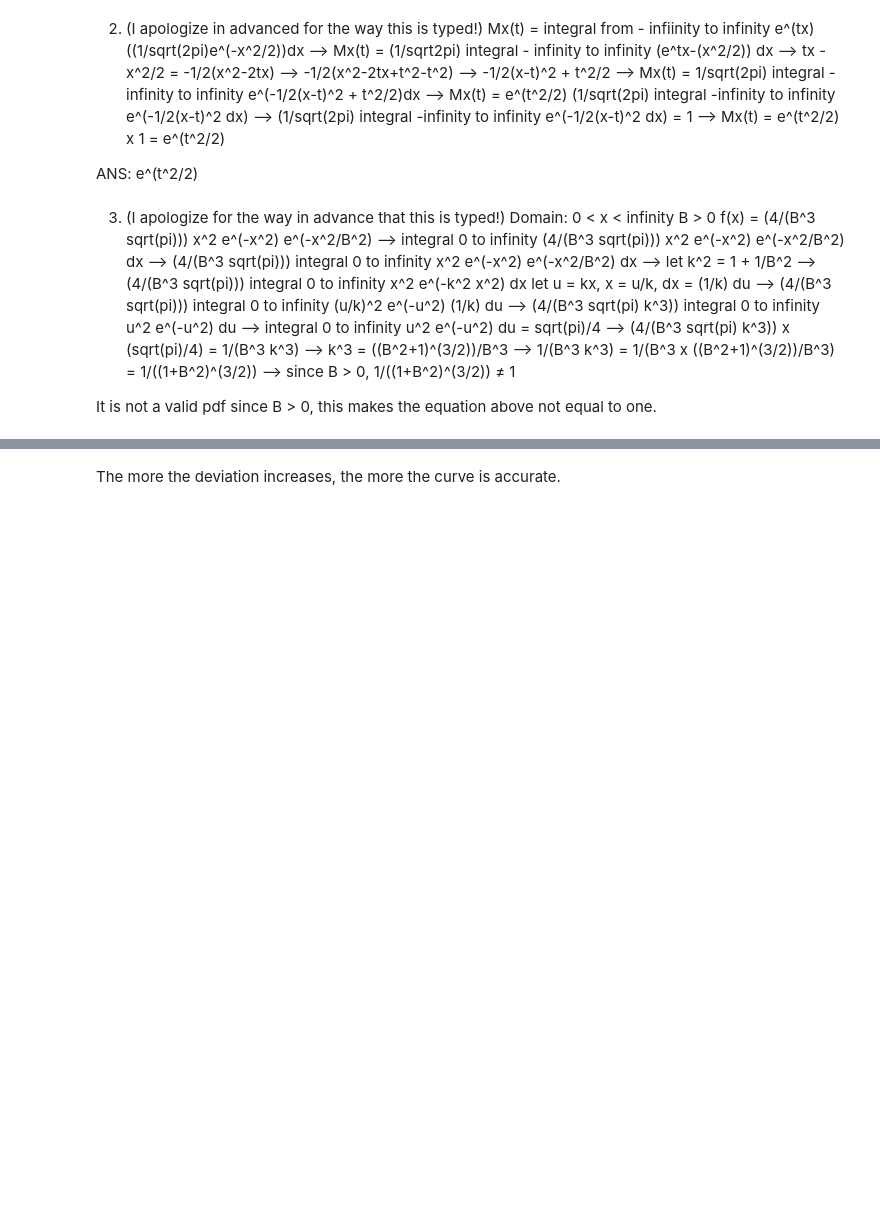
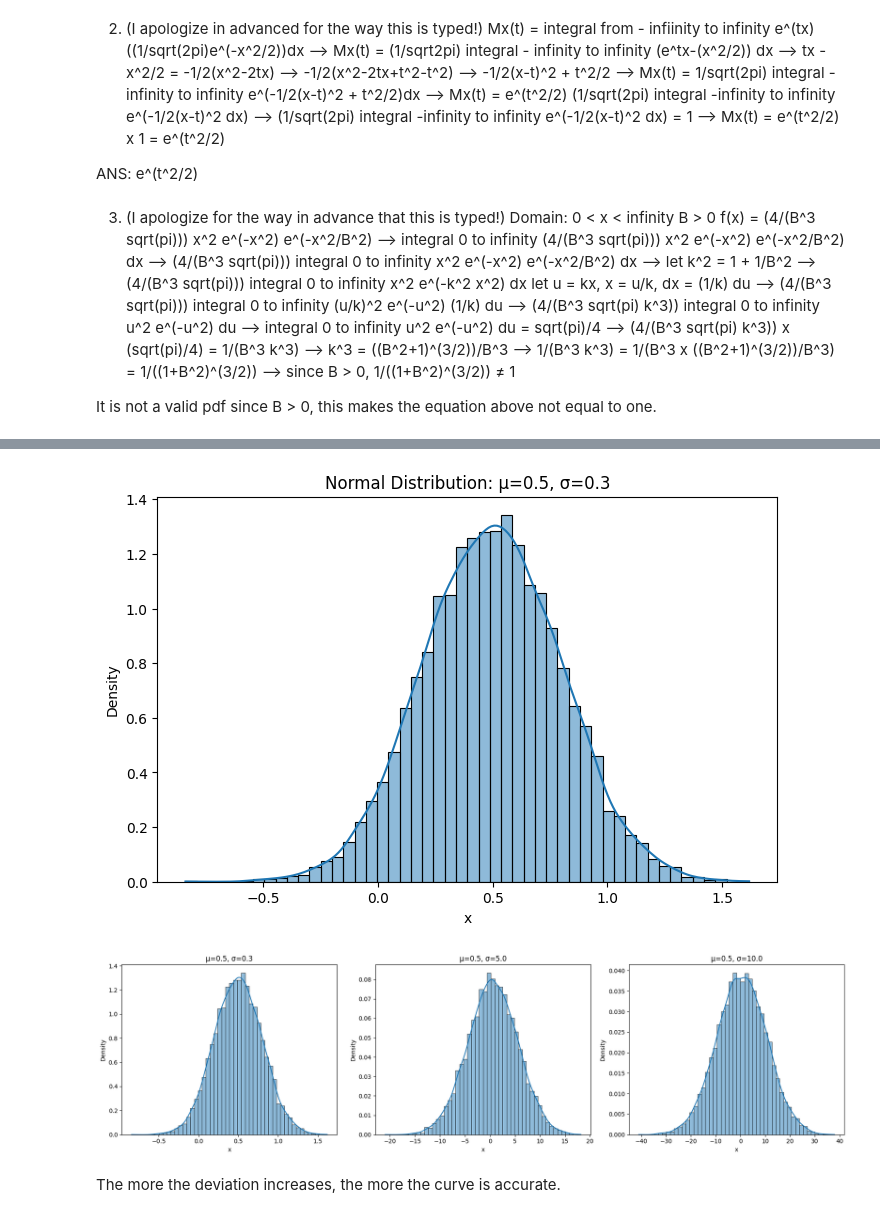
Before and after one commit to zeusandatlasgh/zeusandatlas, a Jupyter notebook: CPE486586_HigginbothamArwen_HW02.ipynb, the cells around one changed output, grey strips where cells are left out. Saved outputs shown, nothing was run; the diff lists cells and outputs as text; code cells hidden in the pictures; blank space fills up the shorter version.

```diff
--- a/CPE486586_HigginbothamArwen_HW02.ipynb
+++ b/CPE486586_HigginbothamArwen_HW02.ipynb
@@ -98,2 +87,33 @@ plt.show()
+# %%
+import numpy as np
+import matplotlib.pyplot as plt
+import seaborn as sns
+mu = 0.5
+sigmas = [0.3, 5.0, 10.0]
+n_samples = 10000
+
+samples = {}
+for sigma in sigmas:
+    samples[sigma] = np.random.normal(loc=mu, scale=sigma, size=n_samples)
+plt.figure(figsize=(8, 5))
+sns.histplot(samples[0.3], stat="density", kde=True, bins=50)
+plt.title("Normal Distribution: μ=0.5, σ=0.3")
+plt.xlabel("x")
+plt.ylabel("Density")
+plt.show()
+fig, axes = plt.subplots(1, 3, figsize=(18, 5), sharex=False, sharey=False)
+
+for ax, sigma in zip(axes, sigmas):
+    sns.histplot(samples[sigma], stat="density", kde=True, bins=50, ax=ax)
+    ax.set_title(f"μ=0.5, σ={sigma}")
+    ax.set_xlabel("x")
+    ax.set_ylabel("Density")
+
+plt.tight_layout()
+plt.savefig("normal_distributions.png", dpi=150)
+plt.show()
+# %% [output]
+[figure, added]
+[figure, added]
 # %% [markdown]
 The more the deviation increases, the more the curve is accurate.
```
Also changed, not shown: parts of 9 cells of this notebook.
